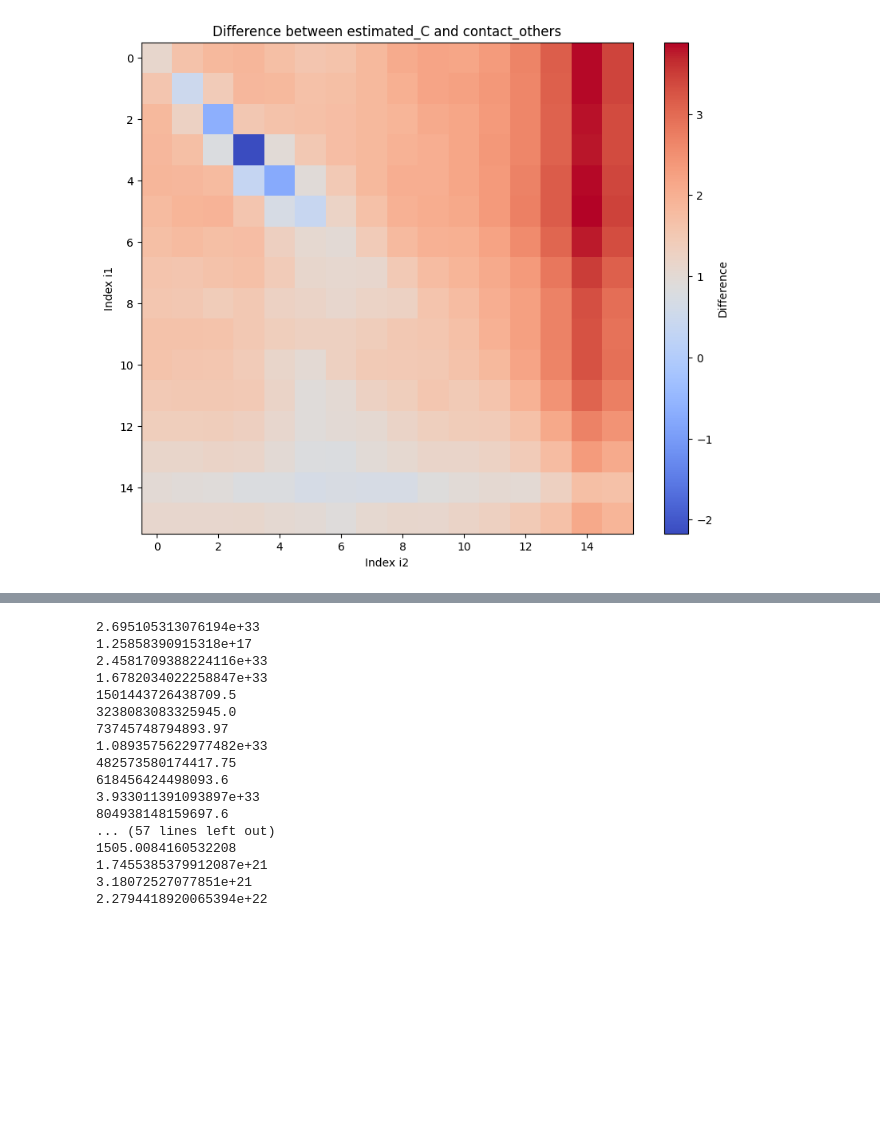
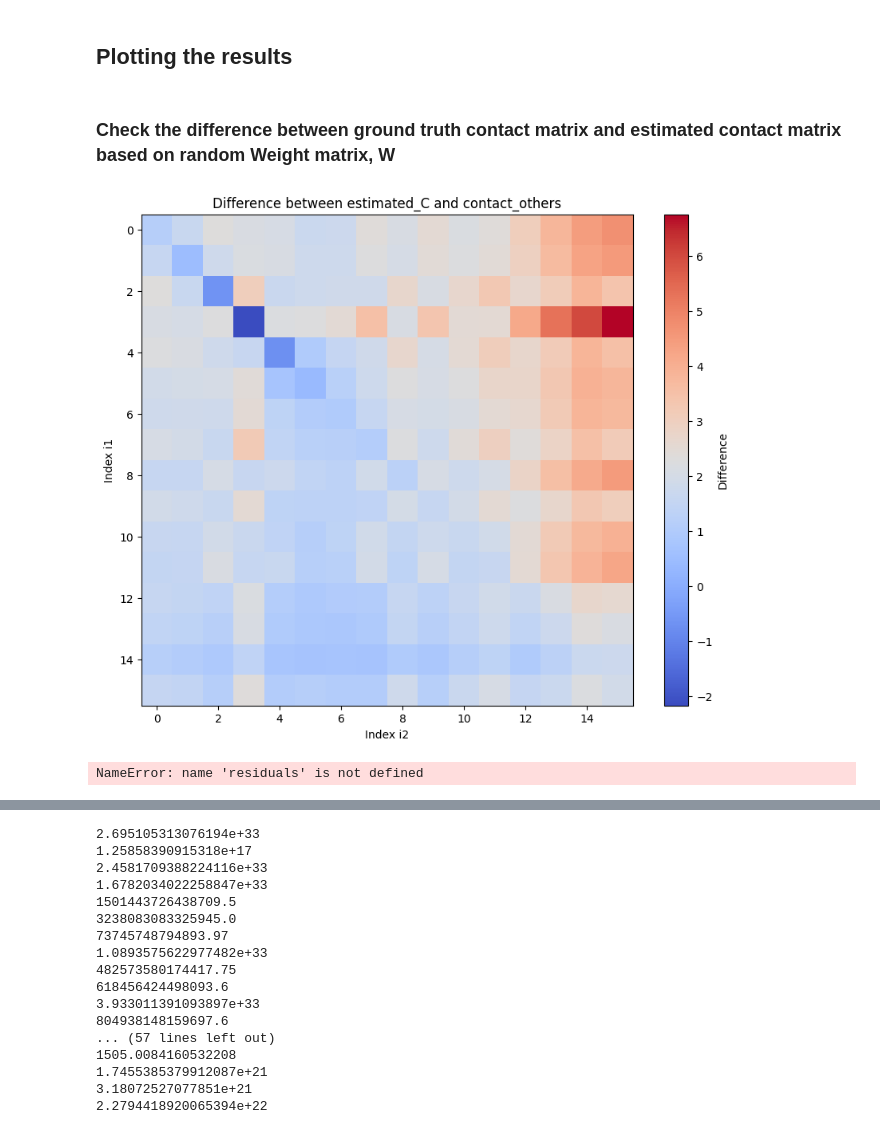
Before and after one commit to KnowledgeEdgeAI/PETs_for_Public_Health_Challenge, a Jupyter notebook: learnConsumptionDistribution.ipynb, the cells around one changed output, grey strips where cells are left out. Saved outputs shown, nothing was run; the diff lists cells and outputs as text; code cells hidden in the pictures; blank space fills up the shorter version.

```diff
--- a/learnConsumptionDistribution.ipynb
+++ b/learnConsumptionDistribution.ipynb
@@ -92,24 +393,33 @@ plt.show()
+# %% [markdown]
+## Plotting the results
 # %%
-# Calculate the estimated_C matrix based on the estimated W
-estimated_C = np.zeros((16, 16))
-for i1 in range(16):
-    for i2 in range(16):
-        estimated_C[i1, i2] = sum(
-            (W_estimated[j, i1] * N[j] / (sum(W_estimated[:, i2] * N) + epsilon)) * P[i2] +
-            (W_estimated[j, i2] * N[j] / (sum(W_estimated[:, i1] * N) + epsilon)) * P[i1]
-            for j in range(8)
-        ) / P[i2]
+def plot_difference(estimated_C, contact_others):
+    # Calculate the difference between estimated_C and contact_others
+    difference = estimated_C - contact_others
 
-# Calculate the difference between estimated_C and contact_others
-difference = estimated_C - contact_others
-
-# Plot the difference using a color range
-plt.figure(figsize=(10, 8))
-plt.imshow(difference, cmap='coolwarm', interpolation='none')
-plt.colorbar(label='Difference')
-plt.title('Difference between estimated_C and contact_others')
-plt.xlabel('Index i2')
-plt.ylabel('Index i1')
-plt.show()
+    # Plot the difference using a color range
+    plt.figure(figsize=(10, 8))
+    plt.imshow(difference, cmap='coolwarm', interpolation='none')
+    plt.colorbar(label='Difference')
+    plt.title('Difference between estimated_C and contact_others')
+    plt.xlabel('Index i2')
+    plt.ylabel('Index i1')
+    plt.show()
-# %% [output]
-[figure, removed]
+# %% [markdown]
+### Check the difference between ground truth contact matrix and estimated contact matrix based on random Weight matrix, W
+# %%
+W =np.random.rand(num_merch_categories, num_age_bins)
+estimated_C = np.zeros((num_age_bins, num_age_bins))
+for i1 in range(num_age_bins):
+    for i2 in range(num_age_bins):
+        estimated_C[i1, i2] = sum(sum(
+                (W[j, i1] * N[i][j] / (sum(W[:, i2] * N[i]) + epsilon)) * P[i2] +
+                (W[j, i2] * N[i][j] / (sum(W[:, i1] * N[i]) + epsilon )) * P[i1]
+                for j in range(num_merch_categories)
+            ) / P[i2] for i in range(num_cities))/ num_cities
+
+plot_difference(estimated_C, contact_others)
+# print(np.sum(residuals(W) ** 2))
+# %% [output]
+[figure, added]
+NameError: name 'residuals' is not defined
```
Also changed, not shown: parts of 18 cells of this notebook.
